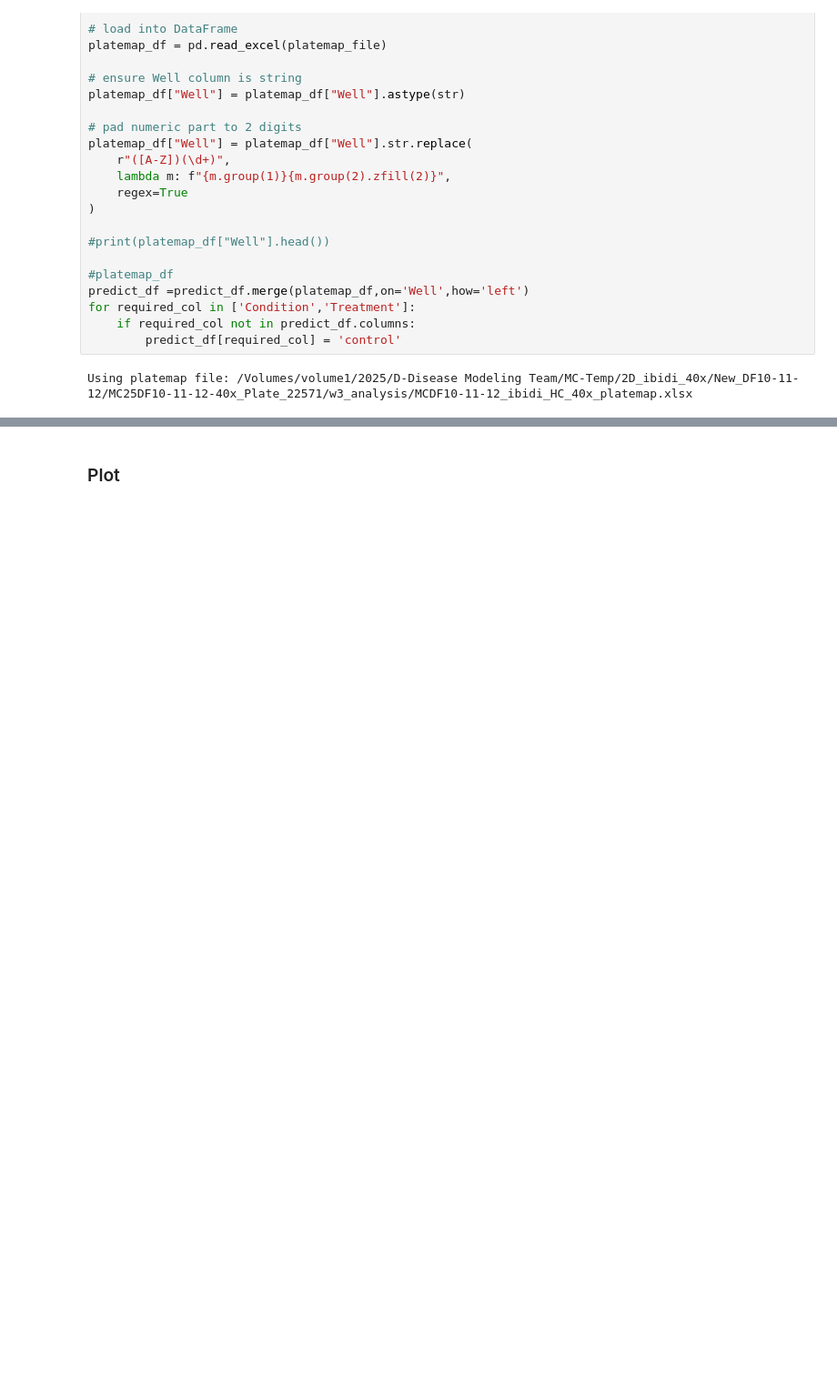
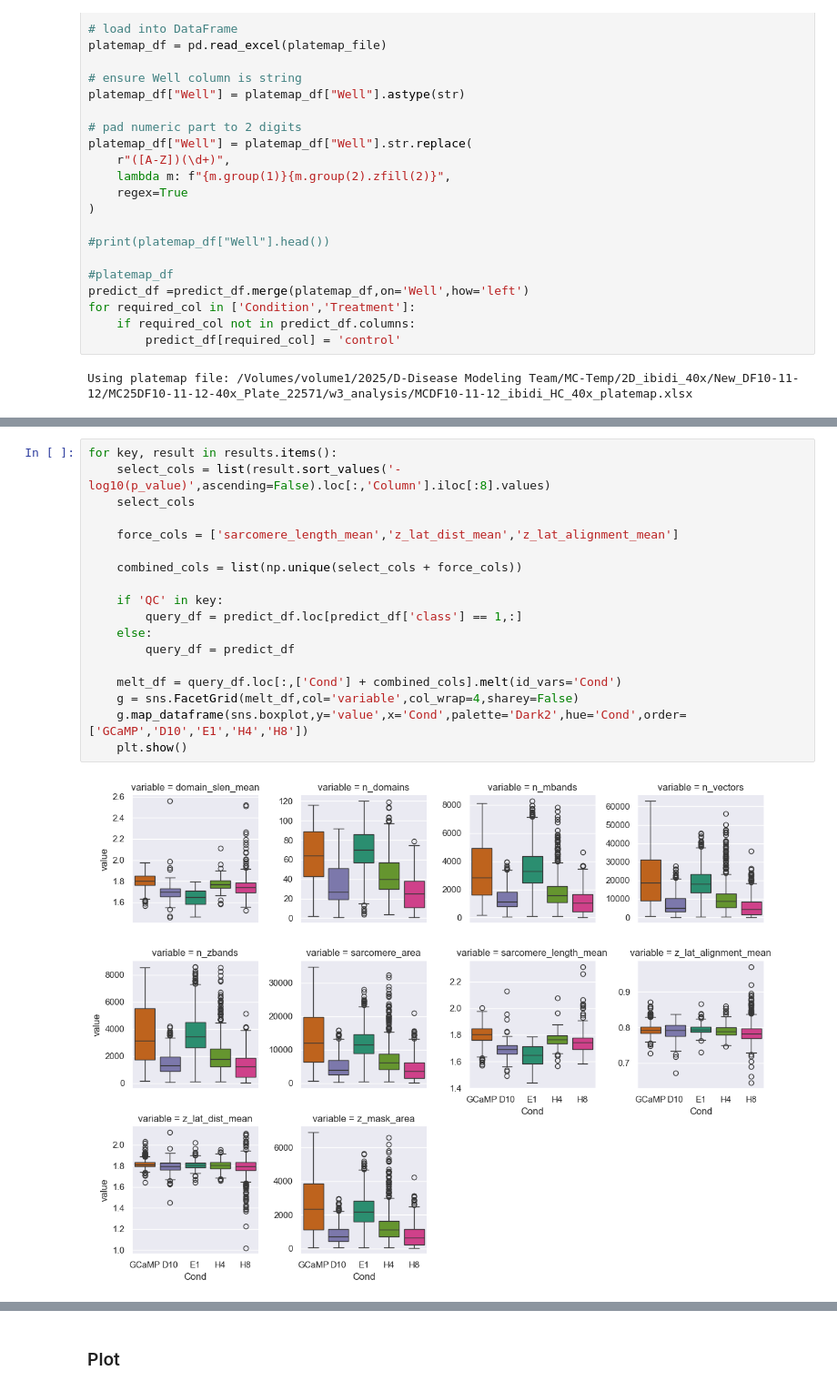
Before and after one commit to heartbeatbio/hbbnotebooks, a Jupyter notebook: LP/sarcomere_analysis_sarcasm_v1.ipynb, the cells around one changed output, grey strips where cells are left out. Shown at 91% size. Cells and saved outputs as stored; diff of their text form; blank space fills up the shorter version.

```diff
--- a/LP/sarcomere_analysis_sarcasm_v1.ipynb
+++ b/LP/sarcomere_analysis_sarcasm_v1.ipynb
@@ -674,0 +837,20 @@ print(f"✅ Exported merged data to {excel_out}")
+# %%
+for key, result in results.items():
+    select_cols = list(result.sort_values('-log10(p_value)',ascending=False).loc[:,'Column'].iloc[:8].values)
+    select_cols
+
+    force_cols = ['sarcomere_length_mean','z_lat_dist_mean','z_lat_alignment_mean']
+
+    combined_cols = list(np.unique(select_cols + force_cols))
+
+    if 'QC' in key:
+        query_df = predict_df.loc[predict_df['class'] == 1,:]
+    else:
+        query_df = predict_df
+
+    melt_df = query_df.loc[:,['Cond'] + combined_cols].melt(id_vars='Cond')
+    g = sns.FacetGrid(melt_df,col='variable',col_wrap=4,sharey=False)
+    g.map_dataframe(sns.boxplot,y='value',x='Cond',palette='Dark2',hue='Cond',order=['GCaMP','D10','E1','H4','H8'])
+    plt.show()
+# %% [output]
+[figure, added]
```
Also changed, not shown: parts of 21 cells of this notebook.
